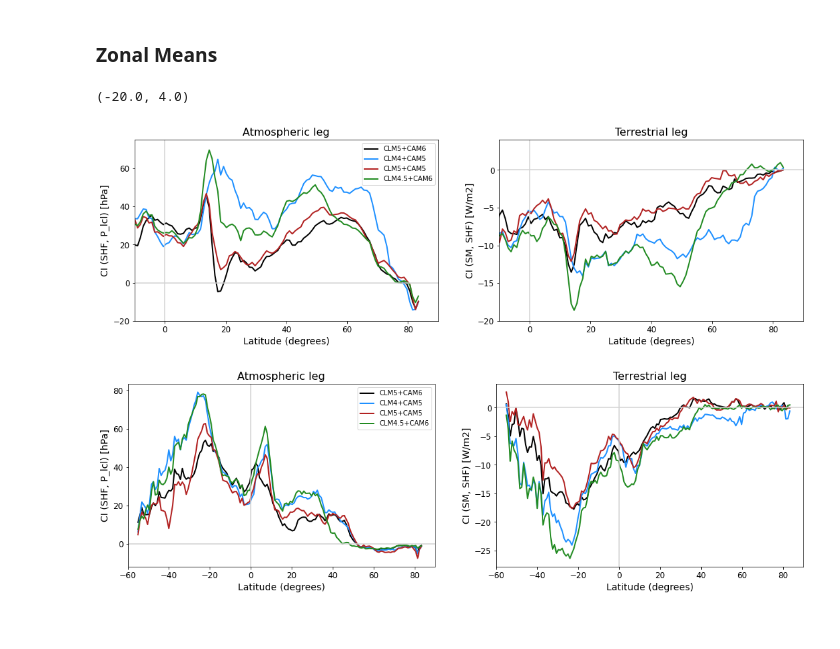
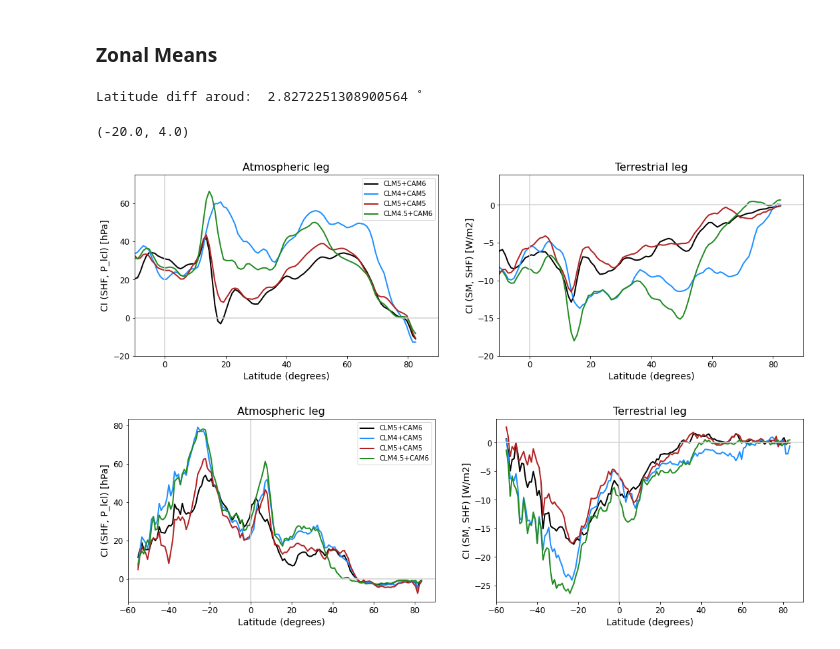
Before and after one commit to megandevlan/Coupling_CAM6CLM5, a Jupyter notebook: CouplingIndex_ModelVersionSensitivity_V2.ipynb, the cells around one changed output. Cells and saved outputs as stored; diff of their text form; code cells hidden in the pictures.

```diff
--- a/CouplingIndex_ModelVersionSensitivity_V2.ipynb
+++ b/CouplingIndex_ModelVersionSensitivity_V2.ipynb
@@ -608,6 +608,13 @@ axs[7].add_feature(cfeature.BORDERS,linewidth=0.5,edgecolor='0.25')
 # -- Make land mask to ignore anything that's not over land -- #
 lndMask_notCyclic = np.full([len(lat),len(lon)],np.nan)
 lndMask_notCyclic[np.where(np.isfinite(TerraLeg_JJA_cesm1))] = 1
+# %%
+# Use a simple moving average over latitude to smooth out zonal means
+#  Method here: https://stackoverflow.com/questions/14313510/how-to-calculate-rolling-moving-average-using-numpy-scipy
+#  Left centered moving average (i.e., latitude mean assigned to lowest value is mean of that value and next two)
+
+def moving_average(x, w):
+    return np.convolve(x, np.ones(w), 'valid') / w
 # %%
 # Atmospheric leg of CI
 
@@ -623,45 +630,61 @@ lonMean_terraLeg_CESM1 = np.nanmean(TerraLeg_JJA_cesm1, axis=1)
 lonMean_terraLeg_CLM45 = np.nanmean(TerraLeg_JJA_clm45, axis=1)
 lonMean_terraLeg_CAM5  = np.nanmean(TerraLeg_JJA_cam5,  axis=1)
 
+w = 3    # Number of latitudes to compute window over (~2.5-3˚)
+print('Latitude diff aroud: ', (lat[80] - lat[80-w]), '˚')
+
+lonMean_atmoLeg_CESM2            = moving_average(lonMean_atmoLeg_CESM2, w)
+lonMean_atmoLeg_CESM1            = moving_average(lonMean_atmoLeg_CESM1, w)
+lonMean_atmoLeg_CLM45            = moving_average(lonMean_atmoLeg_CLM45, w)
+lonMean_atmoLeg_CAM5             = moving_average(lonMean_atmoLeg_CAM5, w)
+
+lonMean_terraLeg_CESM2           = moving_average(lonMean_terraLeg_CESM2, w)
+lonMean_terraLeg_CESM1           = moving_average(lonMean_terraLeg_CESM1, w)
+lonMean_terraLeg_CLM45           = moving_average(lonMean_terraLeg_CLM45, w)
+lonMean_terraLeg_CAM5            = moving_average(lonMean_terraLeg_CAM5, w)
+
+smoothLat = moving_average(lat,w)
+
 # --- Plot atmospheric leg ----
 
 # Now plot that
 fig, axs = plt.subplots(1,2, figsize=(18, 5))
 axs = axs.ravel()
 
-axs[0].plot(lat,lonMean_atmoLeg_CESM2,'k',linewidth=2,label='CLM5+CAM6')
-axs[0].plot(lat,lonMean_atmoLeg_CESM1,'dodgerblue',linewidth=2,label='CLM4+CAM5')
-axs[0].plot(lat,lonMean_atmoLeg_CAM5,'firebrick',linewidth=2,label='CLM5+CAM5')
-axs[0].plot(lat,lonMean_atmoLeg_CLM45,'forestgreen',linewidth=2,label='CLM4.5+CAM6')
+axs[0].plot(smoothLat,lonMean_atmoLeg_CESM2,'k',linewidth=2,label='CLM5+CAM6')
+axs[0].plot(smoothLat,lonMean_atmoLeg_CESM1,'dodgerblue',linewidth=2,label='CLM4+CAM5')
+axs[0].plot(smoothLat,lonMean_atmoLeg_CAM5,'firebrick',linewidth=2,label='CLM5+CAM5')
+axs[0].plot(smoothLat,lonMean_atmoLeg_CLM45,'forestgreen',linewidth=2,label='CLM4.5+CAM6')
 
 axs[0].legend()
 axs[0].set_xlabel('Latitude (degrees)',fontsize=14)
 axs[0].set_ylabel('CI (SHF, P_lcl) [hPa]', fontsize=14)
 axs[0].set_title('Atmospheric leg',fontsize=16)
 axs[0].set_xlim([-10, 90])
 axs[0].axhline(0,color='lightgrey')
 axs[0].axvline(0,color='lightgrey')
 
 # --- Plot terrestrial leg ----
-axs[1].plot(lat,lonMean_terraLeg_CESM2,'k',linewidth=2)
-axs[1].plot(lat,lonMean_terraLeg_CESM1,'dodgerblue',linewidth=2)
-axs[1].plot(lat,lonMean_terraLeg_CAM5,'firebrick',linewidth=2)
-axs[1].plot(lat,lonMean_terraLeg_CLM45,'forestgreen',linewidth=2)
+axs[1].plot(smoothLat,lonMean_terraLeg_CESM2,'k',linewidth=2)
+axs[1].plot(smoothLat,lonMean_terraLeg_CESM1,'dodgerblue',linewidth=2)
+axs[1].plot(smoothLat,lonMean_terraLeg_CAM5,'firebrick',linewidth=2)
+axs[1].plot(smoothLat,lonMean_terraLeg_CLM45,'forestgreen',linewidth=2)
 
 axs[1].set_xlabel('Latitude (degrees)',fontsize=14)
 axs[1].set_ylabel('CI (SM, SHF) [W/m2]',fontsize=14)
 axs[1].set_title('Terrestrial leg',fontsize=16)
 axs[1].set_xlim([-10, 90])
 axs[1].axhline(0,color='lightgrey')
 axs[1].axvline(0,color='lightgrey')
 
 axs[0].tick_params(axis='both',labelsize=12)
 axs[1].tick_params(axis='both',labelsize=12)
 axs[0].set_ylim([-20,75])
 axs[1].set_ylim([-20,4])
 # %% [output]
-(-20.0, 4.0)
+Latitude diff aroud:  2.8272251308900564 ˚
+(-20.0, 4.0)
-[figure, old version]
+[figure, new version]
 # %%
 # # ----- DJF check ------
 # # ----------------------
```
Also changed, not shown: parts of 3 cells of this notebook.
